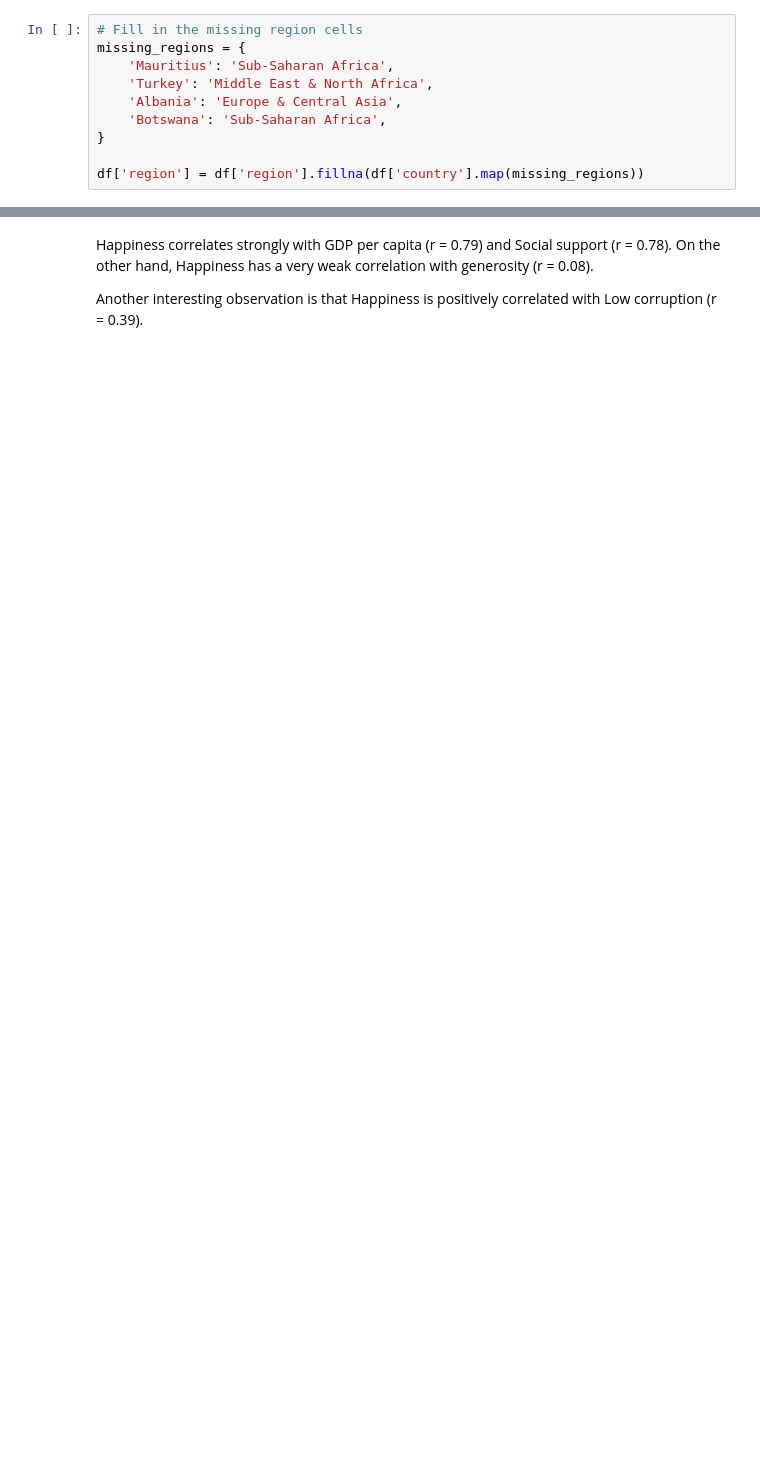
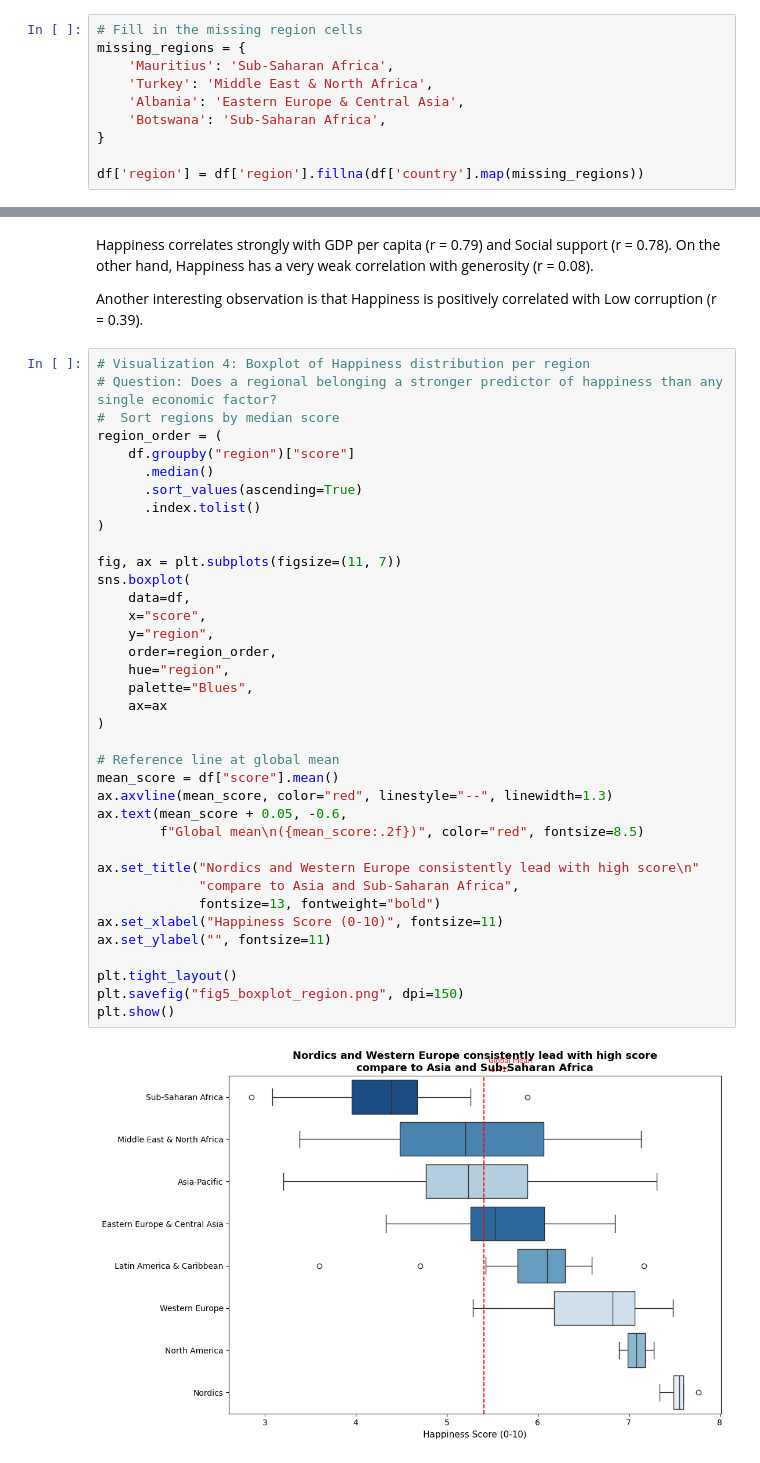
Before and after one commit to Danse21/KK1-WorldHappiness-analysis, a Jupyter notebook: notebook.ipynb, the cells around one changed output, grey strips where cells are left out. Cells and saved outputs as stored; diff of their text form; blank space fills up the shorter version.

Commit message:
Visualization 4: Boxplot of Happiness distribution across different regions

```diff
--- a/notebook.ipynb
+++ b/notebook.ipynb
@@ -266,7 +261,7 @@ Unique countries: 156
 missing_regions = {
     'Mauritius': 'Sub-Saharan Africa',
     'Turkey': 'Middle East & North Africa',
-    'Albania': 'Europe & Central Asia',
+    'Albania': 'Eastern Europe & Central Asia',
     'Botswana': 'Sub-Saharan Africa',
 }
 
@@ -423,3 +424,42 @@ plt.show()
 Happiness correlates strongly with GDP per capita (r = 0.79) and Social support (r = 0.78). On the other hand, Happiness has a very weak correlation with generosity (r = 0.08).
 
 Another interesting observation is that Happiness is positively correlated with Low corruption (r = 0.39).
+# %%
+# Visualization 4: Boxplot of Happiness distribution per region
+# Question: Does a regional belonging a stronger predictor of happiness than any single economic factor?
+#  Sort regions by median score
+region_order = (
+    df.groupby("region")["score"]
+      .median()
+      .sort_values(ascending=True)
+      .index.tolist()
+)
+
+fig, ax = plt.subplots(figsize=(11, 7))
+sns.boxplot(
+    data=df,
+    x="score",
+    y="region",
+    order=region_order,
+    hue="region",
+    palette="Blues",
+    ax=ax
+)
+
+# Reference line at global mean
+mean_score = df["score"].mean()
+ax.axvline(mean_score, color="red", linestyle="--", linewidth=1.3)
+ax.text(mean_score + 0.05, -0.6,
+        f"Global mean\n({mean_score:.2f})", color="red", fontsize=8.5)
+
+ax.set_title("Nordics and Western Europe consistently lead with high score\n"
+             "compare to Asia and Sub-Saharan Africa",
+             fontsize=13, fontweight="bold")
+ax.set_xlabel("Happiness Score (0-10)", fontsize=11)
+ax.set_ylabel("", fontsize=11)
+
+plt.tight_layout()
+plt.savefig("fig5_boxplot_region.png", dpi=150)
+plt.show()
+# %% [output]
+[figure, added]
```
Also changed, not shown: parts of 8 cells of this notebook, 2 other files.
